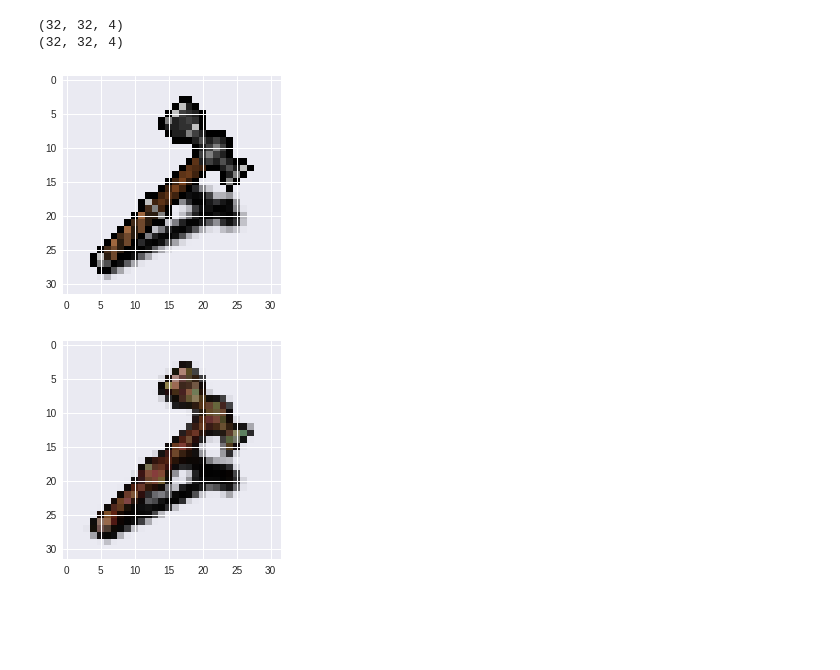
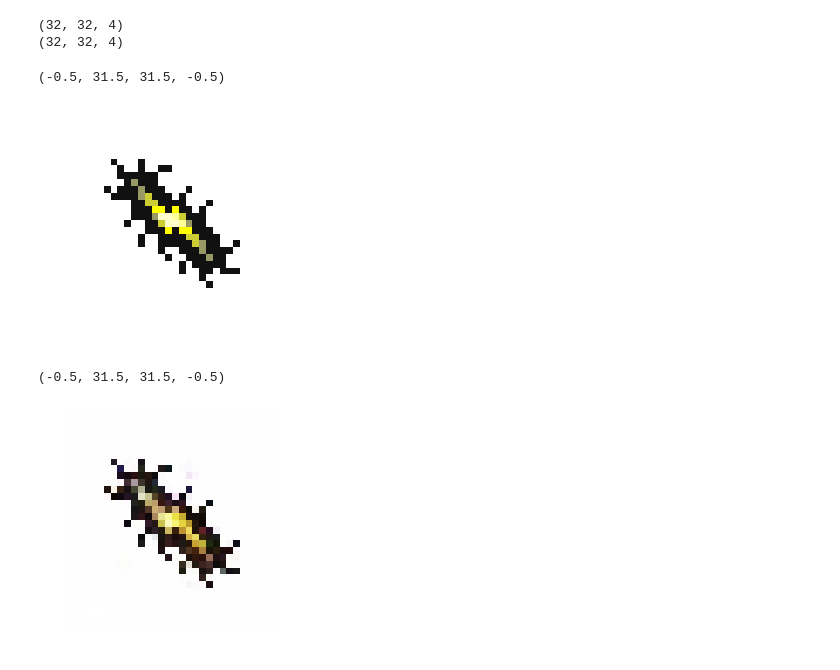
Before and after one commit to curthenrichs/CS534-Term-Project-GAN-Models, a Jupyter notebook: autoencoder_nets/DCGAN_Autoencoder_Sprite_Items_weapons.ipynb, the cells around one changed output. Cells and saved outputs as stored; diff of their text form; code cells hidden in the pictures; blank space fills up the shorter version.

```diff
--- a/autoencoder_nets/DCGAN_Autoencoder_Sprite_Items_weapons.ipynb
+++ b/autoencoder_nets/DCGAN_Autoencoder_Sprite_Items_weapons.ipynb
@@ -48,8 +46,16 @@ y1_test = np.array([])
 #Optimizer
 adam = Adam(lr=2e-4, beta_1=0.5)
 # %%
-filterLbls = ['items_weapon','items_weapons','items_weapon_ranged','items_weapon_artefact']
-#'items_wand','items_staff','items_rod'
+filterLbls = [
+    #'items_tools_close-weapon',
+    #'items_tools_farming-crafting',
+    #'items_tools_ranged-weapon',
+    #'items_tools_rod',
+    #'items_tools_scepter',
+    #'items_wearable_torso',
+    #'items_tools_staff',
+    'items_tools_shields'
+  ]
 
 y1_train = []
 
@@ -161,22 +165,29 @@ Epoch 10/10
 # %%
 import random
-x = random.randint(0,511)
+x = random.randint(0,65)
 randImg = np.reshape(x1_train[x], (1, 32, 32, 4))
 
-resultImg = encoder1.predict(randImg, batch_size=1)
-resultImg = decoder1.predict(resultImg, batch_size=1)
+resultImg = encoder.predict(randImg, batch_size=1)
+resultImg = decoder.predict(resultImg, batch_size=1)
 randImg = randImg.reshape(32,32,4)
 resultImg = resultImg.reshape(32,32,4)
 
 print(randImg.shape)
 print(resultImg.shape)
 from matplotlib import pyplot as plt
-origFig = plt.imshow(randImg)
+
+plt.tight_layout()
+plt.imshow(randImg)
+plt.axis('off')
 # %% [output]
 (32, 32, 4)
 (32, 32, 4)
+(-0.5, 31.5, 31.5, -0.5)
-[figure, old version]
+[figure, new version]
 # %%
-resFig = plt.imshow(resultImg)
+plt.tight_layout()
+plt.imshow(resultImg)
+plt.axis('off')
 # %% [output]
+(-0.5, 31.5, 31.5, -0.5)
-[figure, old version]
+[figure, new version]
```
Also changed, not shown: parts of 20 cells of this notebook, 24 other files.
